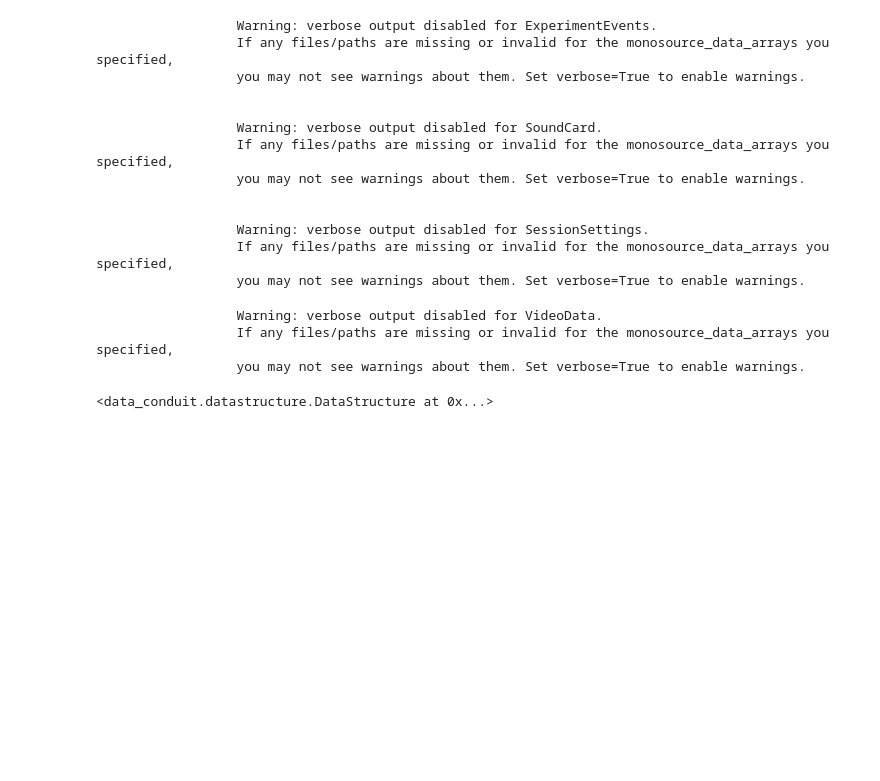
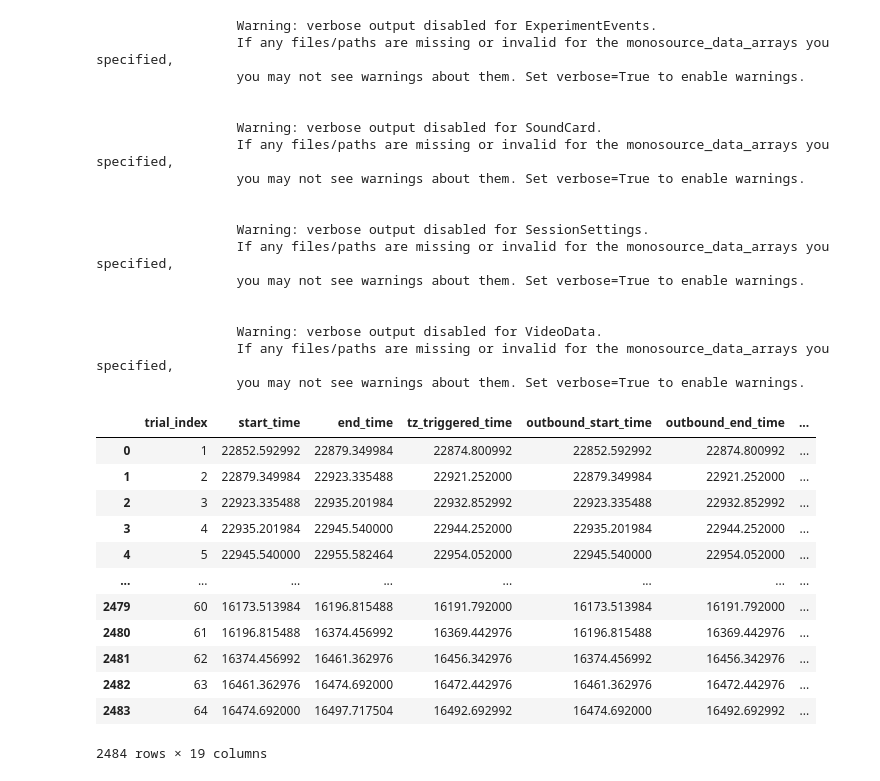
Before and after one commit to Keshavarzi-lab/data-conduit, a Jupyter notebook: src/data_conduit/qc/Requested_plots.ipynb, the cells around one changed output. Saved outputs shown, nothing was run; the diff lists cells and outputs as text; code cells hidden in the pictures; blank space fills up the shorter version.

```diff
--- a/src/data_conduit/qc/Requested_plots.ipynb
+++ b/src/data_conduit/qc/Requested_plots.ipynb
@@ -16,43 +28,59 @@ ROOT = REPO / 'datasets/firstdata/BonsaiFiles'
 # %%
-# Extract the data using the qc_datastructure function, which will build a catalog of the data files in the specified directory.
+# Session selection (step 1 of 2)
+# Load ONLY the training sessions listed in Celia's spreadsheet, transcribed in
+# data_conduit.qc.TRAINING_DETAIL. This yields the FULL, UNFILTERED trial table so it
+# can be inspected here; trial-level filtering is done separately in the next cell.
+spec = training_spec()                       # tidy per-session rules (min_trial, exclude_on, ...)
 
 datastructure = qc_datastructure(
     root = ROOT,
-    depth = 2,                                                                          # Specify the number of levels levels beneath root that the session folders sit.
-    level_names = ('mouseID', 'day'),                                                   # Specify the hierarchical levels for the data structure in the directory. ie., the first level is 'mouseID' and the second level is 'day'.
-    streams=('events', 'nosepoke', 'soundcard', 'session_settings', 'video', 'dlc'),    # Specify the data streams to include in the catalog. Options include 'events', 'nosepoke', 'soundcard', 'session_settings', 'video', and 'dlc'.
-    # include=None,                                                                       # Specify any specific files or folders to include in the catalog. If None, all files and folders are included. Only applies to directory level specified by depth. For example, if depth=2, then include will only apply to the second level of the directory structure.
-    # exclude=None,                                                                       # Specify any specific files or folders to exclude from the catalog. If None, no files or folders are excluded. Only applies to directory level specified by depth. For example, if depth=2, then exclude will only apply to the second level of the directory structure.
-    #device_yaml = './device.yml',                                                     # Specify the path to the device configuration YAML file. This file contains information about the devices used in the experiment, such as their names and types.
-    #soundcard_yaml = './soundcard.yml',                                               # Specify the path to the soundcard configuration YAML file. This file contains information about the soundcards used in the experiment, such as their names and types.
-    #nosepoke_count = 18,                                                               # Specify the number of nosepoke ports in the experiment. This is used to validate the nosepoke data and ensure that it matches the expected number of ports.
-    #trial_start_buffer = 0.0
-    # l0_selector = None,                                                                 # L0 selectors will apply to mouseID here
-    # l1_selector = None,                                                                 # L1 selectors will apply to day here
-    # l2_selector = None,                                                                 # L2 selectors will apply to session here.
+    depth = 2,                                                                        # session folders sit 2 levels below root: <mouseID>/<day>/<session>
+    level_names = ('mouseID', 'day'),                                                 # provenance columns kept on every entry
+    streams = ('events', 'nosepoke', 'soundcard', 'session_settings', 'video', 'dlc'),
+    include = training_session_names(spec),                                           # restrict to the spreadsheet's Bonsai sessions (matched by session name, NOT day)
+    # exclude = None,
+    # device_yaml = './device.yml',
+    # soundcard_yaml = './soundcard.yml',
+    # nosepoke_count = 18,
+    # trial_start_buffer = 0.0,
+    # l0_selector = None,                                                             # l0 -> mouseID, l1 -> day (l2/session filtering is done by include= above)
 )
 
-datastructure.load() # Load the data structure into memory, making it ready for use.
-
-datastructure
+result = datastructure.load()                # apply the catalog to each session and concatenate across sessions
+trials = result['trials']                    # unfiltered: every trial of every selected session (inspect before filtering)
+trials
 # %% [output]
                   Warning: verbose output disabled for ExperimentEvents.
                   If any files/paths are missing or invalid for the monosource_data_arrays you specified,
                   you may not see warnings about them. Set verbose=True to enable warnings.
 
 
                   Warning: verbose output disabled for SoundCard.
                   If any files/paths are missing or invalid for the monosource_data_arrays you specified,
                   you may not see warnings about them. Set verbose=True to enable warnings.
 
 
                   Warning: verbose output disabled for SessionSettings.
                   If any files/paths are missing or invalid for the monosource_data_arrays you specified,
                   you may not see warnings about them. Set verbose=True to enable warnings.
+
+
+                  Warning: verbose output disabled for VideoData.
+                  If any files/paths are missing or invalid for the monosource_data_arrays you specified,
+                  you may not see warnings about them. Set verbose=True to enable warnings.
+|  | trial_index | start_time | end_time | tz_triggered_time | outbound_start_time | outbound_end_time | ... |
+| 0 | 1 | 22852.592992 | 22879.349984 | 22874.800992 | 22852.592992 | 22874.800992 | ... |
+| 1 | 2 | 22879.349984 | 22923.335488 | 22921.252000 | 22879.349984 | 22921.252000 | ... |
+| 2 | 3 | 22923.335488 | 22935.201984 | 22932.852992 | 22923.335488 | 22932.852992 | ... |
+| 3 | 4 | 22935.201984 | 22945.540000 | 22944.252000 | 22935.201984 | 22944.252000 | ... |
+| 4 | 5 | 22945.540000 | 22955.582464 | 22954.052000 | 22945.540000 | 22954.052000 | ... |
+| ... | ... | ... | ... | ... | ... | ... | ... |
+| 2479 | 60 | 16173.513984 | 16196.815488 | 16191.792000 | 16173.513984 | 16191.792000 | ... |
+| 2480 | 61 | 16196.815488 | 16374.456992 | 16369.442976 | 16196.815488 | 16369.442976 | ... |
+| 2481 | 62 | 16374.456992 | 16461.362976 | 16456.342976 | 16374.456992 | 16456.342976 | ... |
+| 2482 | 63 | 16461.362976 | 16474.692000 | 16472.442976 | 16461.362976 | 16472.442976 | ... |
+| 2483 | 64 | 16474.692000 | 16497.717504 | 16492.692992 | 16474.692000 | 16492.692992 | ... |
-                  Warning: verbose output disabled for VideoData.
-                  If any files/paths are missing or invalid for the monosource_data_arrays you specified,
-                  you may not see warnings about them. Set verbose=True to enable warnings.
+2484 rows × 19 columns
-<data_conduit.datastructure.DataStructure at 0x...>
 # %%
 print("Loaded streams:\n============================================")
 for stream in datastructure:
```
Also changed, not shown: parts of 10 cells of this notebook, 7 other files.
